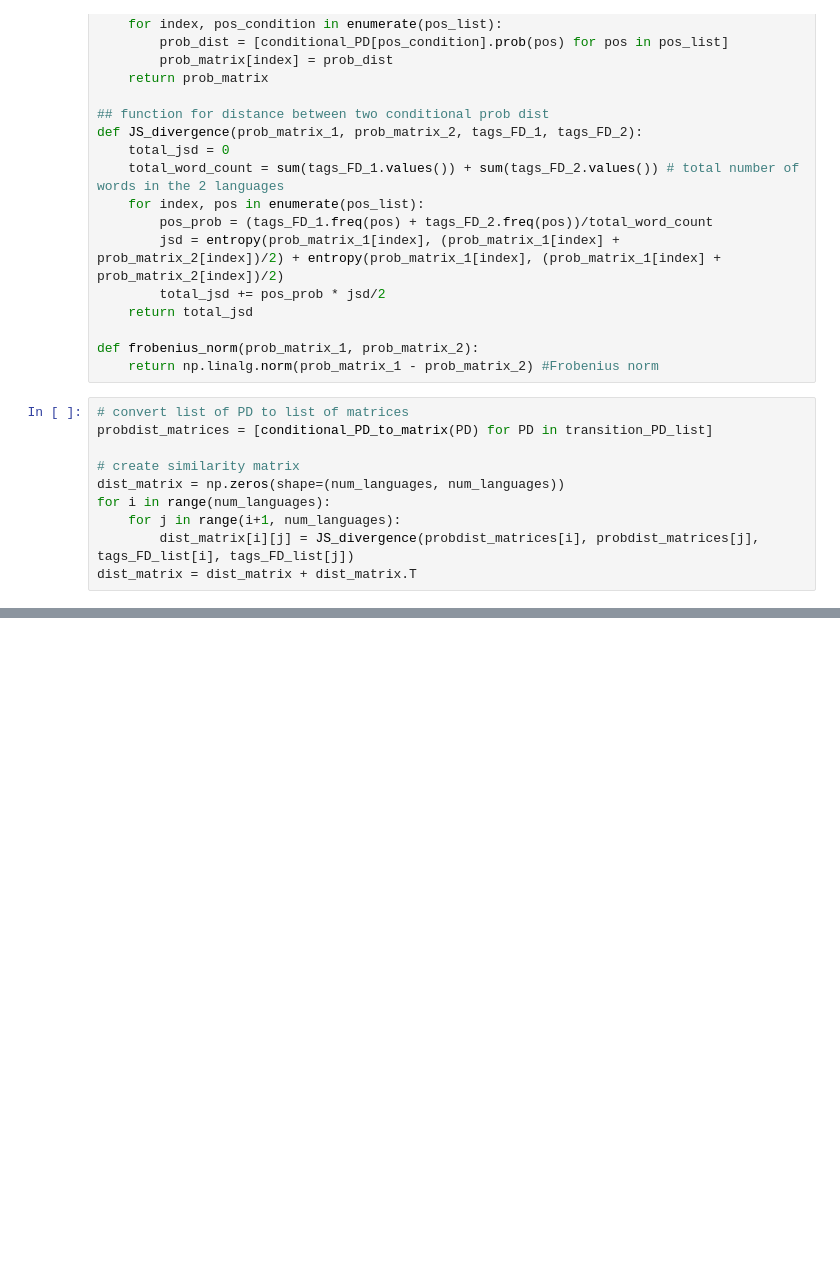
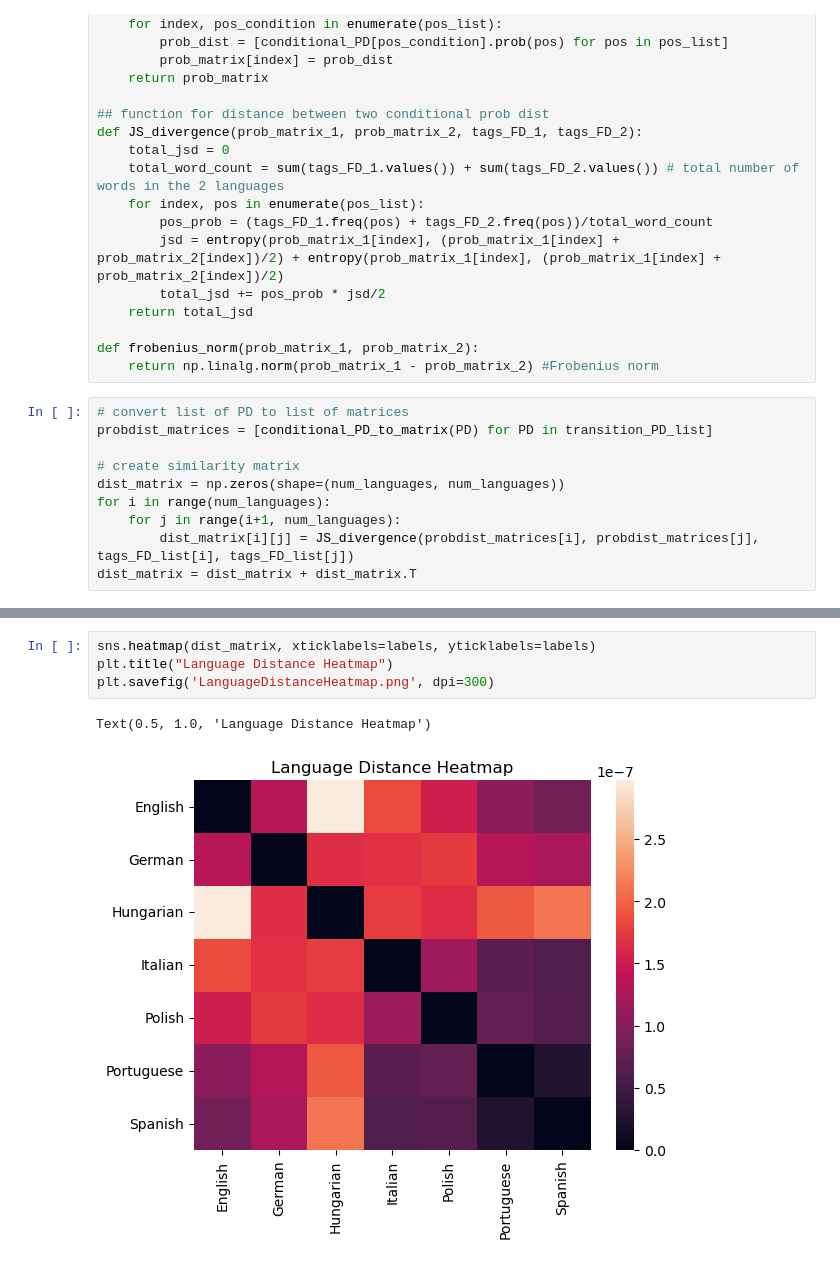
Before and after one commit to o-fugi/clustering-europarl-pos, a Jupyter notebook: distance-clustering-testbed.ipynb, the cells around one changed output, grey strips where cells are left out. Cells and saved outputs as stored; diff of their text form; blank space fills up the shorter version.

```diff
--- a/distance-clustering-testbed.ipynb
+++ b/distance-clustering-testbed.ipynb
@@ -112,0 +115,7 @@ plt.savefig('Cluster Image.png', dpi=300)
+# %%
+sns.heatmap(dist_matrix, xticklabels=labels, yticklabels=labels)
+plt.title("Language Distance Heatmap")
+plt.savefig('LanguageDistanceHeatmap.png', dpi=300)
+# %% [output]
+Text(0.5, 1.0, 'Language Distance Heatmap')
+[figure, added]
```
Also changed, not shown: parts of 2 cells of this notebook.
